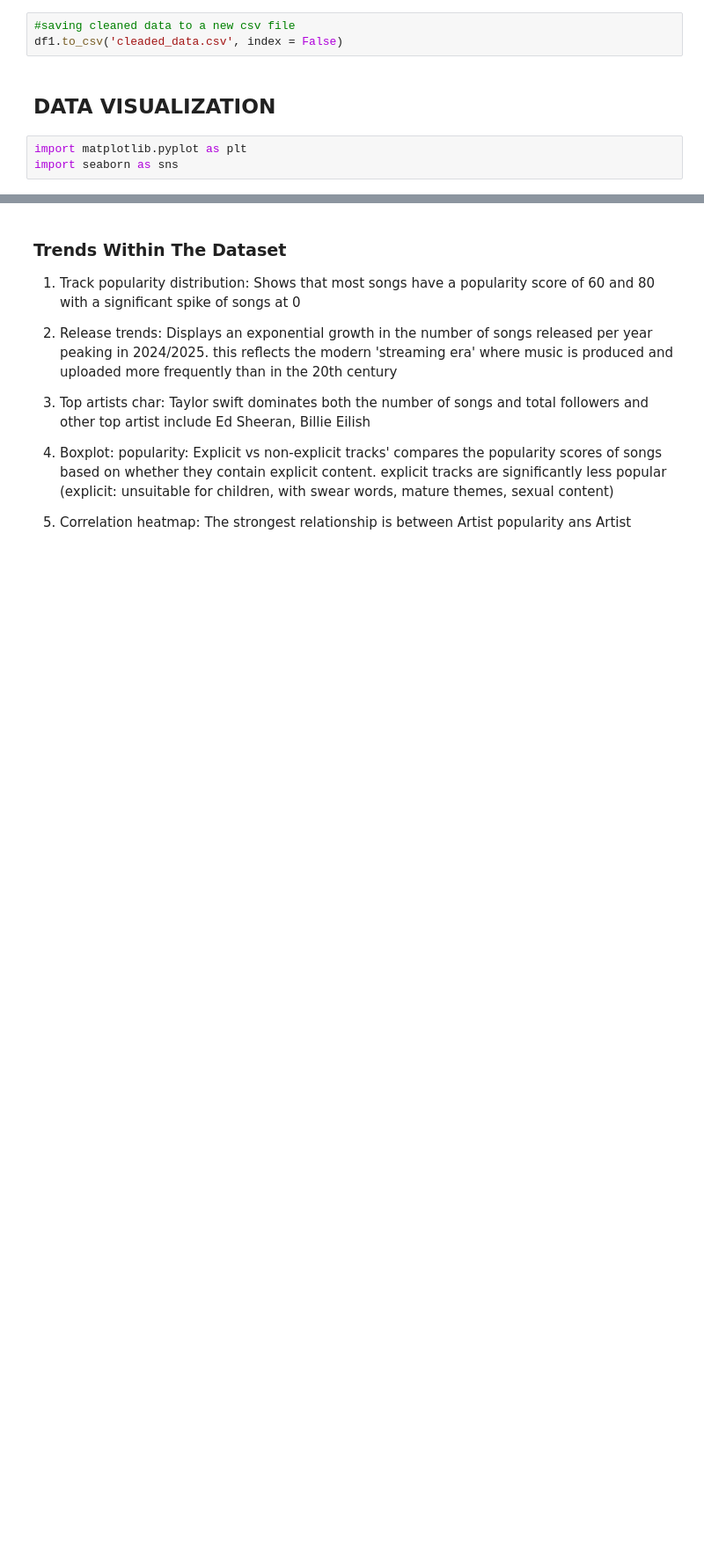
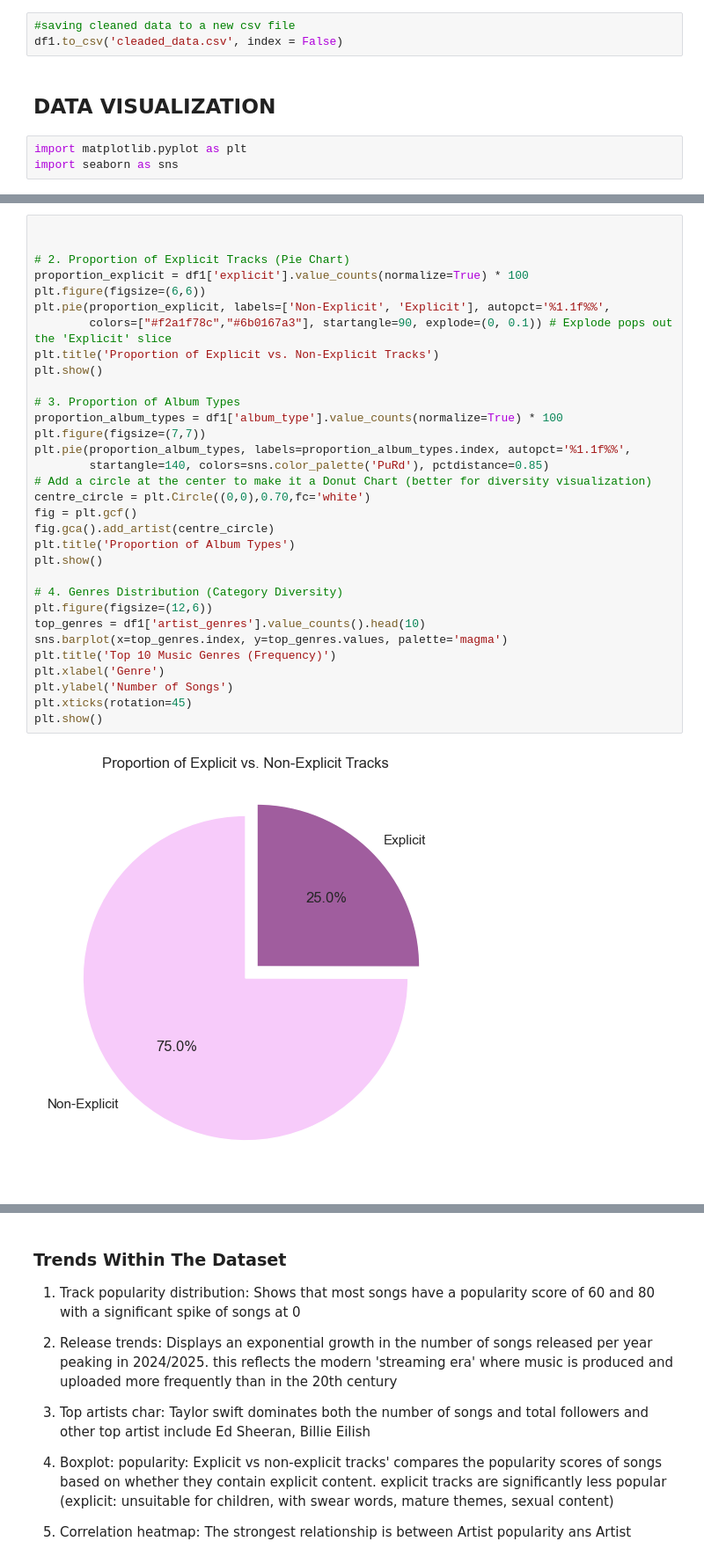
Before and after one commit to anumlk81/Spotify_data_analysis, a Jupyter notebook: scripts/visualization.ipynb, the cells around one changed output, grey strips where cells are left out. Shown at 88% size. Saved outputs shown, nothing was run; the diff lists cells and outputs as text; blank space fills up the shorter version.

```diff
--- a/scripts/visualization.ipynb
+++ b/scripts/visualization.ipynb
@@ -267 +321,35 @@ Passing `palette` without assigning `hue` is deprecated and will be removed in v
 <Figure size 640x480 with 0 Axes>
+# %%
+
+
+# 2. Proportion of Explicit Tracks (Pie Chart)
+proportion_explicit = df1['explicit'].value_counts(normalize=True) * 100
+plt.figure(figsize=(6,6))
+plt.pie(proportion_explicit, labels=['Non-Explicit', 'Explicit'], autopct='%1.1f%%',
+        colors=["#f2a1f78c","#6b0167a3"], startangle=90, explode=(0, 0.1)) # Explode pops out the 'Explicit' slice
+plt.title('Proportion of Explicit vs. Non-Explicit Tracks')
+plt.show()
+
+# 3. Proportion of Album Types
+proportion_album_types = df1['album_type'].value_counts(normalize=True) * 100
+plt.figure(figsize=(7,7))
+plt.pie(proportion_album_types, labels=proportion_album_types.index, autopct='%1.1f%%',
+        startangle=140, colors=sns.color_palette('PuRd'), pctdistance=0.85)
+# Add a circle at the center to make it a Donut Chart (better for diversity visualization)
+centre_circle = plt.Circle((0,0),0.70,fc='white')
+fig = plt.gcf()
+fig.gca().add_artist(centre_circle)
+plt.title('Proportion of Album Types')
+plt.show()
+
+# 4. Genres Distribution (Category Diversity)
+plt.figure(figsize=(12,6))
+top_genres = df1['artist_genres'].value_counts().head(10)
+sns.barplot(x=top_genres.index, y=top_genres.values, palette='magma')
+plt.title('Top 10 Music Genres (Frequency)')
+plt.xlabel('Genre')
+plt.ylabel('Number of Songs')
+plt.xticks(rotation=45)
+plt.show()
+# %% [output]
+[figure, added]
```
Also changed, not shown: parts of 14 cells of this notebook, 8 other files.
